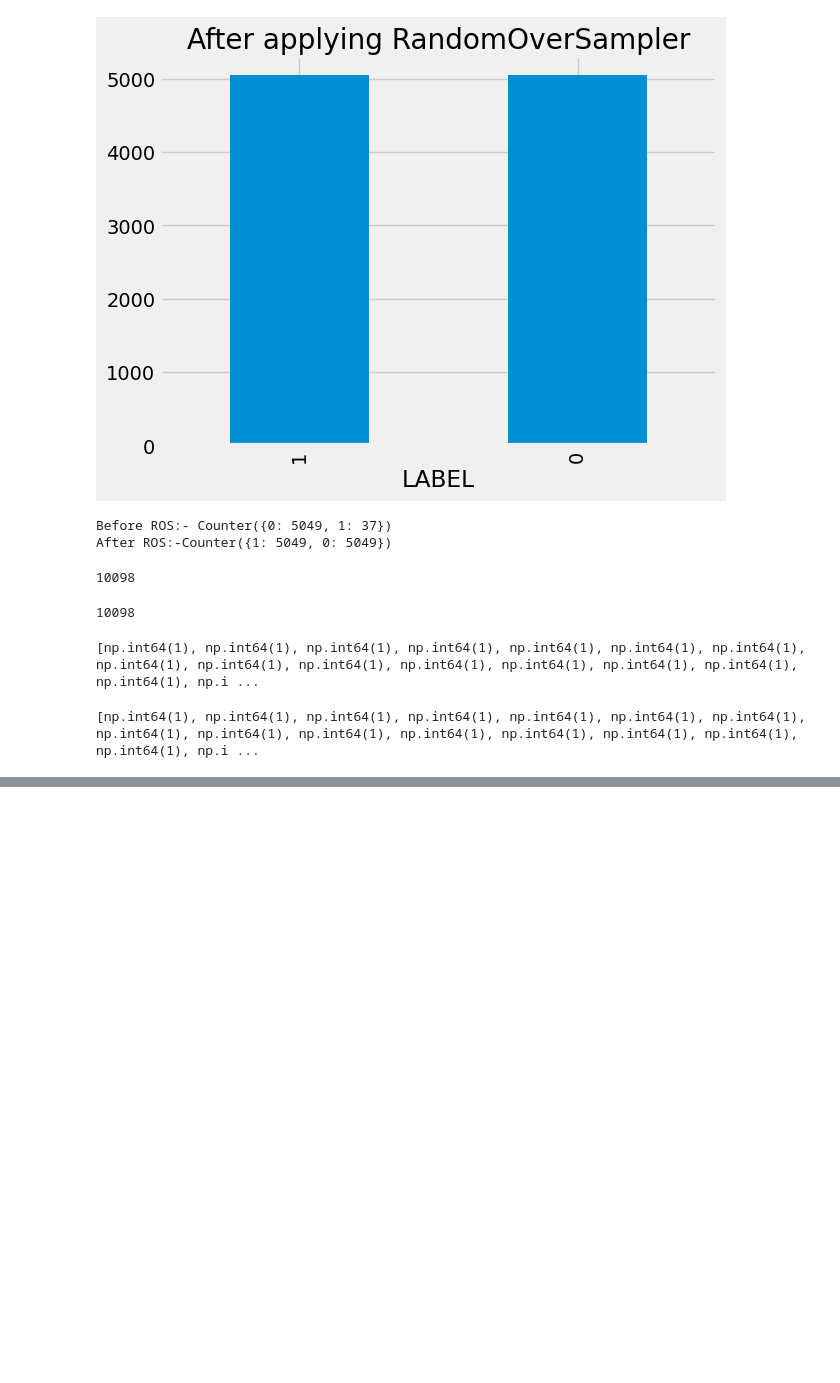
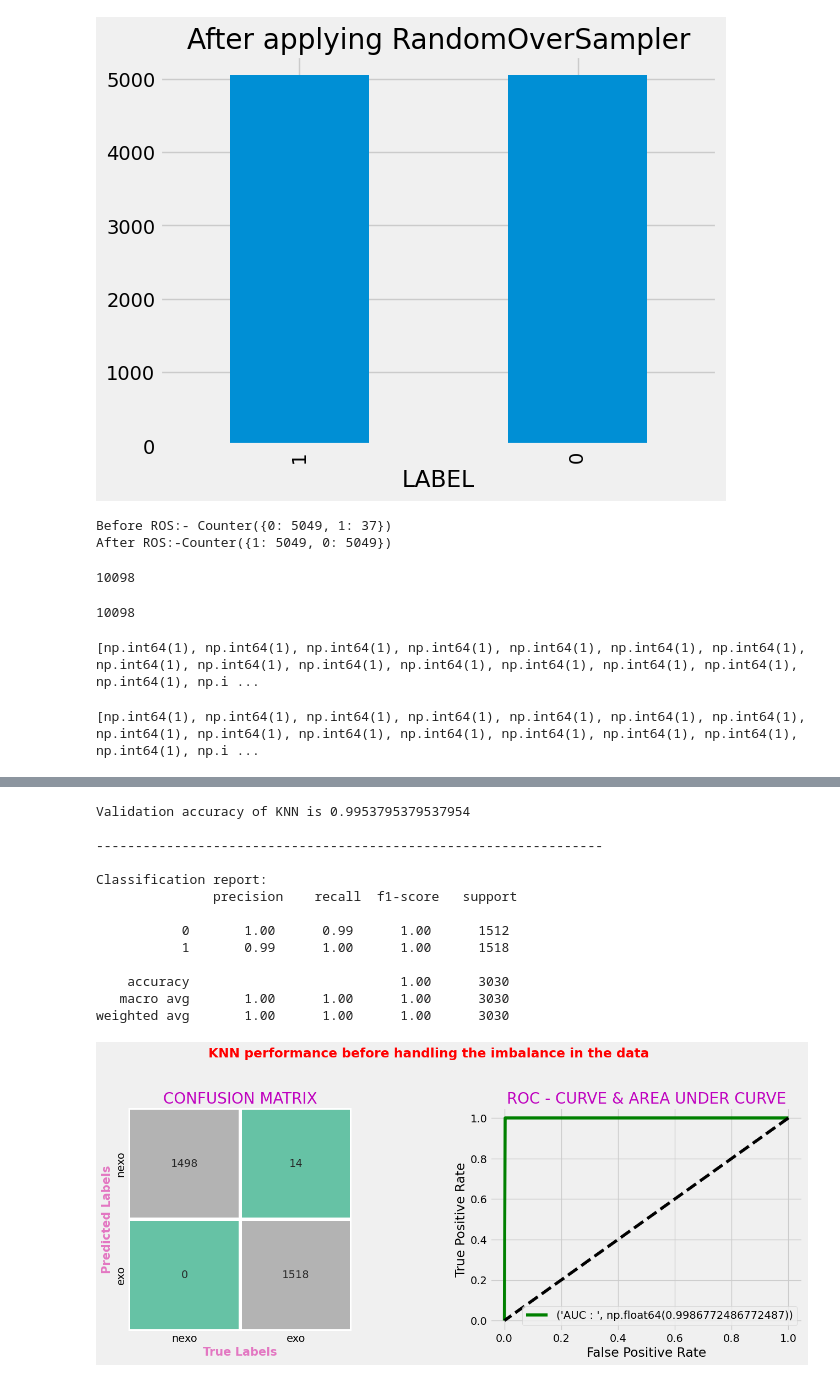
Before and after one commit to mahursh/Exoplanets_Hunting_with_ML, a Jupyter notebook: Exoplanets_.ipynb, the cells around one changed output, grey strips where cells are left out. Cells and saved outputs as stored; diff of their text form; code cells hidden in the pictures; blank space fills up the shorter version.

```diff
--- a/Exoplanets_.ipynb
+++ b/Exoplanets_.ipynb
@@ -428,0 +451,55 @@ X_test_sc = sc.transform(X_test)
+# %%
+# Fitting the KNN classifier Model on to the training data after
+
+# Choosing k
+knn_classifier = KNC(n_neighbors=5, metric='minkowski')
+# metric is to be by default minkowski for p = 2 to calculate the Eucledian distance
+
+# Fit the model
+knn_classifier.fit(X_train_sc, y_train)
+
+# Predict
+y_pred = knn_classifier.predict(X_test_sc)
+
+#Results
+from sklearn.metrics import confusion_matrix, accuracy_score, classification_report, roc_curve, auc
+print('Validation accuracy of KNN is', accuracy_score(y_test, y_pred))
+print("\n-----------------------------------------------------------------")
+print("\nClassification report:\n", (classification_report(y_test, y_pred)))
+
+# Confusion Matrix
+plt.figure(figsize=(15, 11))
+plt.subplots_adjust(wspace = 0.3)
+plt.suptitle("KNN performance before handling the imbalance in the data ", color= 'r', weight='bold')
+plt.subplot(221)
+sns.heatmap(confusion_matrix(y_test, y_pred), annot = True, cmap="Set2", fmt ="d", linewidths= 3, cbar= False, xticklabels=['nexo', 'exo'], yticklabels=['nexo', 'exo'], square = True)
+plt.xlabel("True Labels", fontsize = 15, weight = 'bold' , color = 'tab:pink')
+plt.ylabel("Predicted Labels", fontsize = 15, weight = 'bold' , color = 'tab:pink')
+plt.title("CONFUSION MATRIX", fontsize = 20, color='m')
+
+# ROC Curve and Area under the curve plotting
+predicting_probabilites = knn_classifier.predict_proba(X_test_sc)[:, 1]
+fpr, tpr, thresholds = roc_curve(y_test, predicting_probabilites)
+plt.subplot(222)
+plt.plot(fpr, tpr, label = ("AUC : ", auc(fpr, tpr)), color ='g')
+plt.plot([1, 0], [1, 0], "k--")
+plt.legend()
+plt.xlabel('False Positive Rate')
+plt.ylabel('True Positive Rate')
+plt.title("ROC - CURVE & AREA UNDER CURVE" , fontsize=20, color= 'm')
+plt.show()
+# %% [output]
+Validation accuracy of KNN is 0.9953795379537954
+
+-----------------------------------------------------------------
+
+Classification report:
+               precision    recall  f1-score   support
+
+           0       1.00      0.99      1.00      1512
+           1       0.99      1.00      1.00      1518
+
+    accuracy                           1.00      3030
+   macro avg       1.00      1.00      1.00      3030
+weighted avg       1.00      1.00      1.00      3030
+[figure, added]
```
Also changed, not shown: parts of 1 cell of this notebook.
